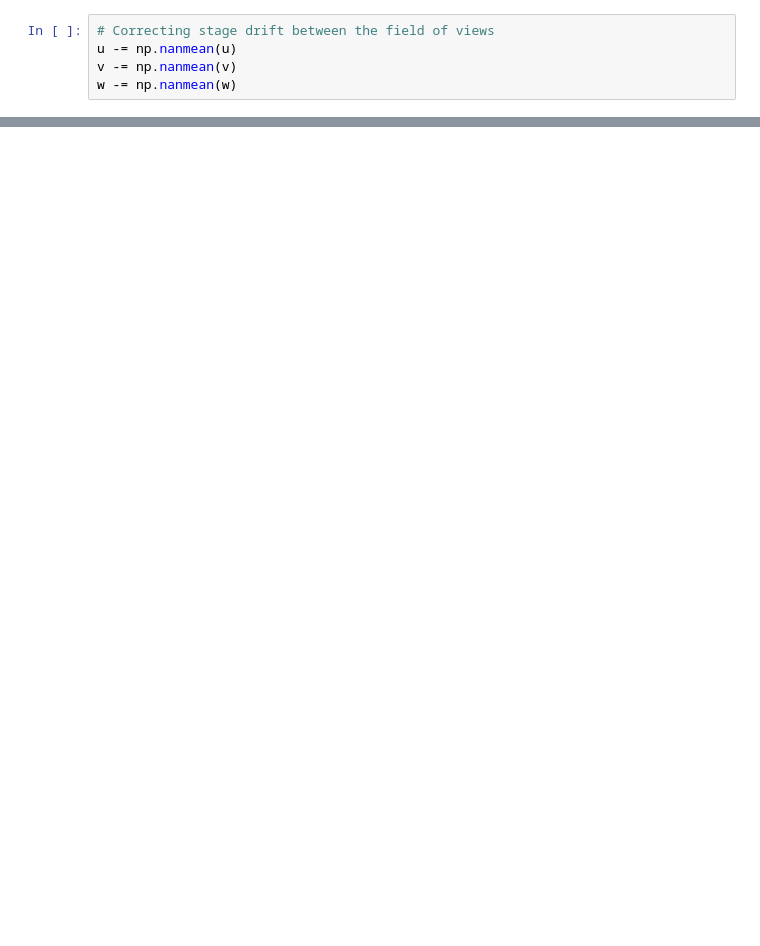
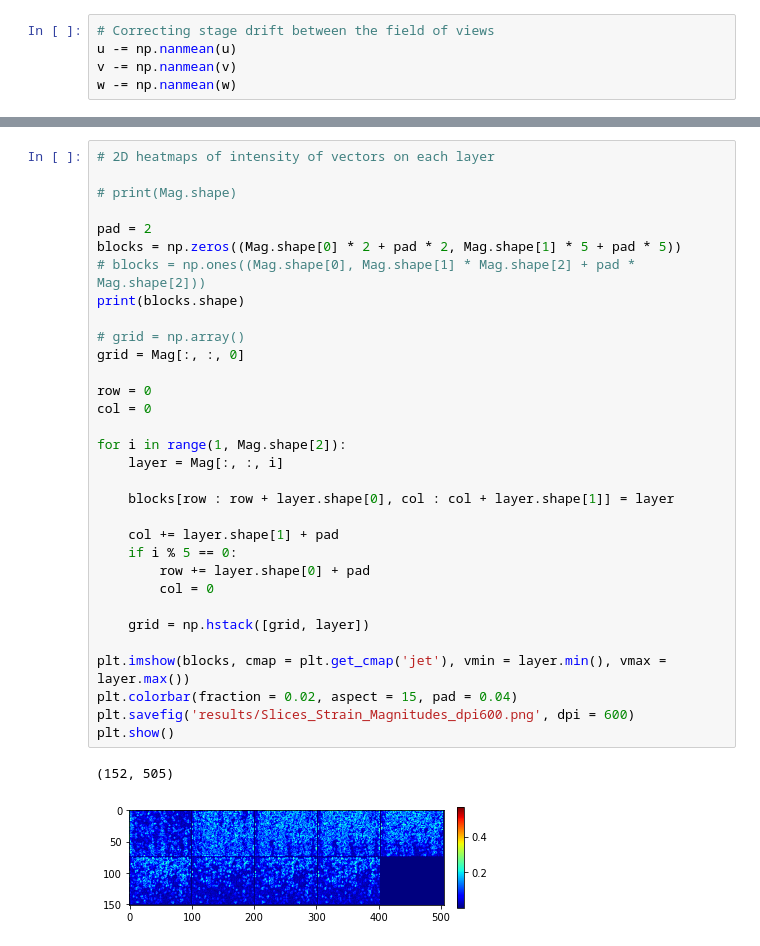
Before and after one commit to siddharthdcosta/OHSU-PIV, a Jupyter notebook: khan-PIV3D-V1.ipynb, the cells around one changed output, grey strips where cells are left out. Cells and saved outputs as stored; diff of their text form; blank space fills up the shorter version.

```diff
--- a/khan-PIV3D-V1.ipynb
+++ b/khan-PIV3D-V1.ipynb
@@ -120,0 +181,35 @@ NameError: name 'uf' is not defined
+# %%
+# 2D heatmaps of intensity of vectors on each layer
+
+# print(Mag.shape)
+
+pad = 2
+blocks = np.zeros((Mag.shape[0] * 2 + pad * 2, Mag.shape[1] * 5 + pad * 5))
+# blocks = np.ones((Mag.shape[0], Mag.shape[1] * Mag.shape[2] + pad * Mag.shape[2]))
+print(blocks.shape)
+
+# grid = np.array()
+grid = Mag[:, :, 0]
+
+row = 0
+col = 0
+
+for i in range(1, Mag.shape[2]):
+	layer = Mag[:, :, i]
+
+	blocks[row : row + layer.shape[0], col : col + layer.shape[1]] = layer
+
+	col += layer.shape[1] + pad
+	if i % 5 == 0:
+		row += layer.shape[0] + pad
+		col = 0
+
+	grid = np.hstack([grid, layer])
+
+plt.imshow(blocks, cmap = plt.get_cmap('jet'), vmin = layer.min(), vmax = layer.max())
+plt.colorbar(fraction = 0.02, aspect = 15, pad = 0.04)
+plt.savefig('results/Slices_Strain_Magnitudes_dpi600.png', dpi = 600)
+plt.show()
+# %% [output]
+(152, 505)
+[figure, added]
```
Also changed, not shown: parts of 21 cells of this notebook.
